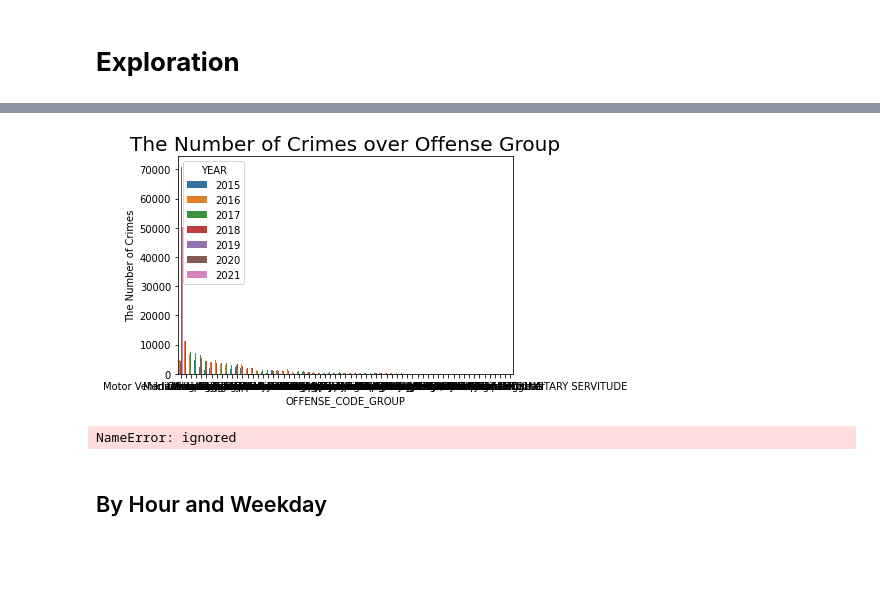
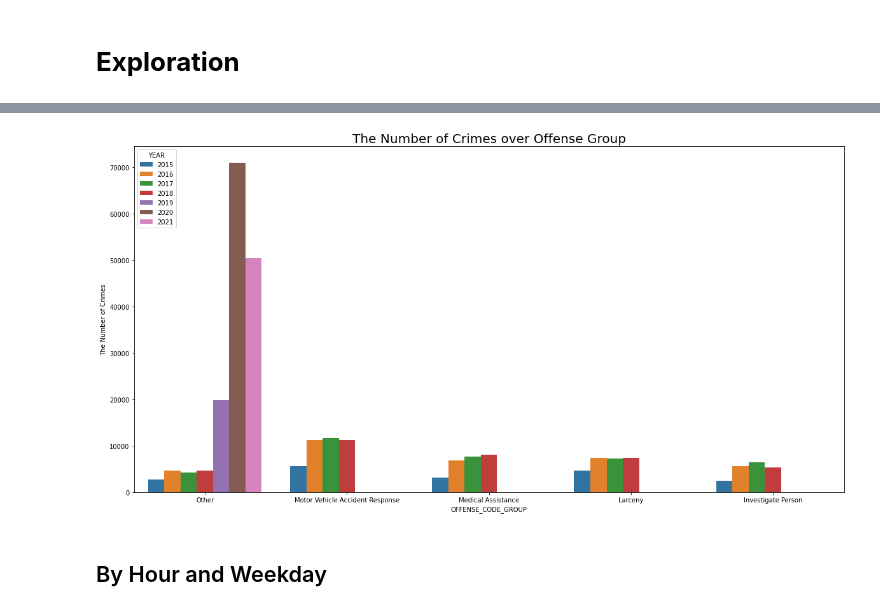
Before and after one commit to AlexVonSchwerdtner/BA780-Team6, a Jupyter notebook: Boston_Crime_Scene_Analytics.ipynb, the cells around one changed output, grey strips where cells are left out. Saved outputs shown, nothing was run; the diff lists cells and outputs as text; code cells hidden in the pictures; blank space fills up the shorter version.

```diff
--- a/Boston_Crime_Scene_Analytics.ipynb
+++ b/Boston_Crime_Scene_Analytics.ipynb
@@ -342,0 +349,3 @@ Crimes_all_years[Crimes_all_years['DISTRICT'].isnull()]
+# %%
+dftop5 = Crimes_all_years.groupby('OFFENSE_CODE_GROUP').size().to_frame('count').sort_values(by='count', ascending=False).head(5).reset_index()
+dftop5
@@ -345,7 +361,9 @@ Crimes_all_years[Crimes_all_years['DISTRICT'].isnull()]
 
 df = Crimes_all_years.groupby(['YEAR','OFFENSE_CODE_GROUP'])['INCIDENT_NUMBER'].count().reset_index()
 df = df.sort_values(by=['YEAR','INCIDENT_NUMBER'], ascending=False)
-df.head()
+df = df[df['OFFENSE_CODE_GROUP'].isin(dftop5.OFFENSE_CODE_GROUP)]
+
+df
 # %% [output]
 |  | YEAR | OFFENSE_CODE_GROUP | INCIDENT_NUMBER |
 | 251 | 2021 | Other | 50352 |
@@ -373,19 +381,11 @@ dftop3
 # %%
+plt.figure(figsize= (20,10))
 sns.barplot(data=df, x='OFFENSE_CODE_GROUP', y='INCIDENT_NUMBER', hue='YEAR')
 plt.ylabel('The Number of Crimes')
 plt.title('The Number of Crimes over Offense Group', fontsize=20)
 plt.show()
 # %% [output]
-[figure, old version]
+[figure, new version]
-# %%
-# took data only year is 2015. Just for interest and not not freeze kernel while map visualization
-df1_part = df1[df1['YEAR'] == 2015]
-df1_2015=df1_part.copy()
-df1_2015 = df1_2015.groupby('OFFENSE_CODE_GROUP')['INCIDENT_NUMBER'].count().reset_index()
-df1_2015=df1_2015.sort_values(by='INCIDENT_NUMBER', ascending=False)[:10]
-df1_2015
-# %% [output]
-NameError: ignored
 # %% [markdown]
 ## By Hour and Weekday
 # %%
```
Also changed, not shown: parts of 9 cells of this notebook.
